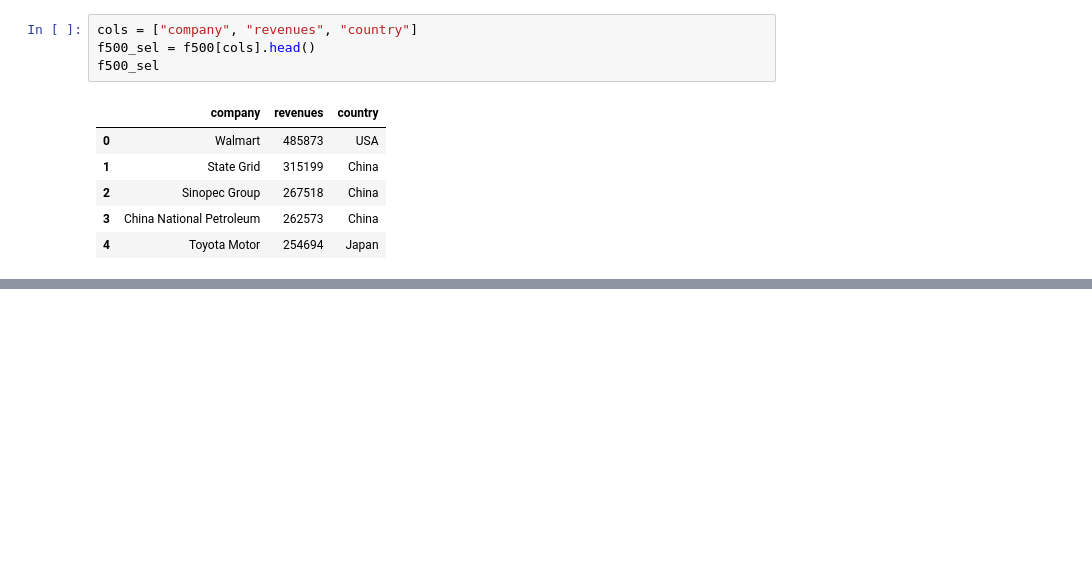
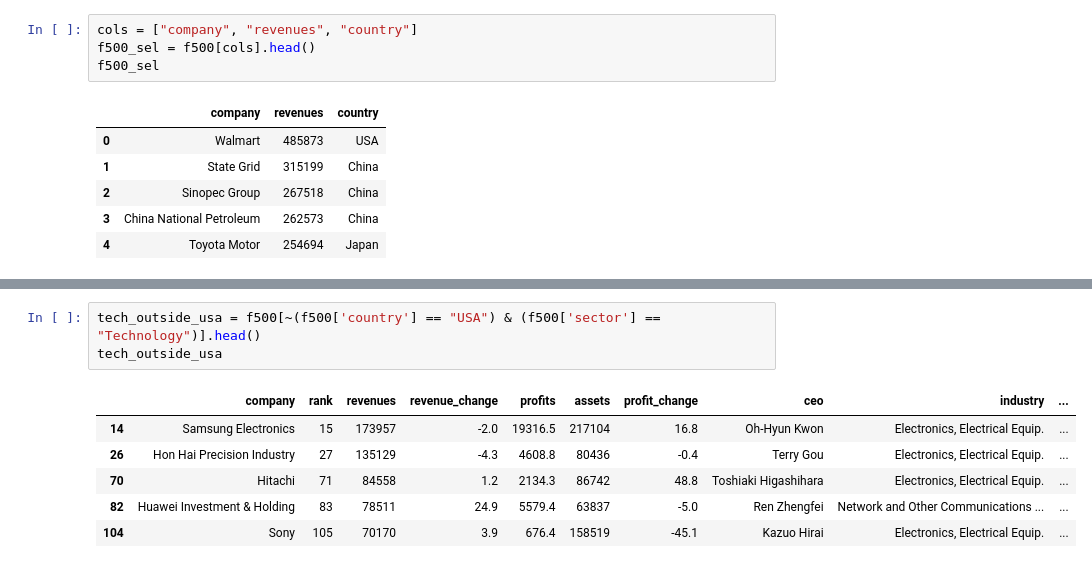
Before and after one commit to balaorcl/mlbasics, a Jupyter notebook: s2c1_pandas_numpy_fundas.ipynb, the cells around one changed output, grey strips where cells are left out. Drawn from its saved outputs; the diff is of its cells as text; blank space fills up the shorter version.

```diff
--- a/s2c1_pandas_numpy_fundas.ipynb
+++ b/s2c1_pandas_numpy_fundas.ipynb
@@ -410,0 +585,10 @@ f500_sel
+# %%
+tech_outside_usa = f500[~(f500['country'] == "USA") & (f500['sector'] == "Technology")].head()
+tech_outside_usa
+# %% [output]
+|  | company | rank | revenues | revenue_change | profits | assets | profit_change | ceo | industry | ... |
+| 14 | Samsung Electronics | 15 | 173957 | -2.0 | 19316.5 | 217104 | 16.8 | Oh-Hyun Kwon | Electronics, Electrical Equip. | ... |
+| 26 | Hon Hai Precision Industry | 27 | 135129 | -4.3 | 4608.8 | 80436 | -0.4 | Terry Gou | Electronics, Electrical Equip. | ... |
+| 70 | Hitachi | 71 | 84558 | 1.2 | 2134.3 | 86742 | 48.8 | Toshiaki Higashihara | Electronics, Electrical Equip. | ... |
+| 82 | Huawei Investment & Holding | 83 | 78511 | 24.9 | 5579.4 | 63837 | -5.0 | Ren Zhengfei | Network and Other Communications ... | ... |
+| 104 | Sony | 105 | 70170 | 3.9 | 676.4 | 158519 | -45.1 | Kazuo Hirai | Electronics, Electrical Equip. | ... |
```
Also changed, not shown: parts of 26 cells of this notebook.
